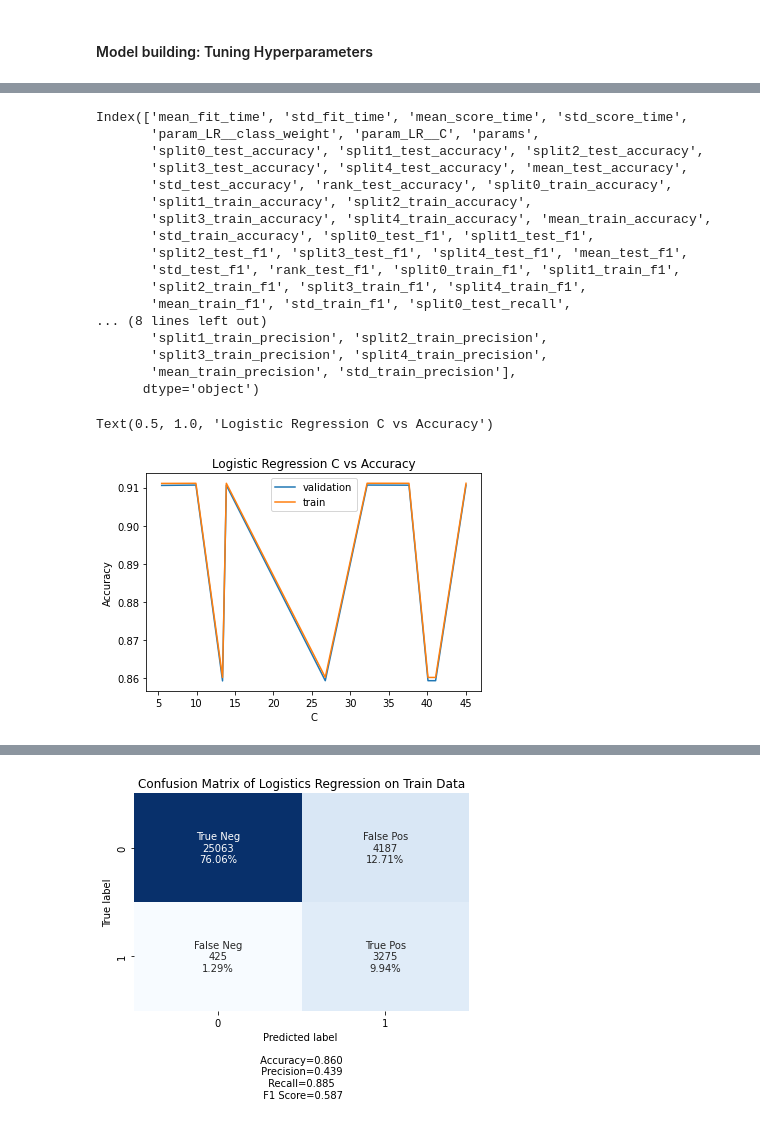
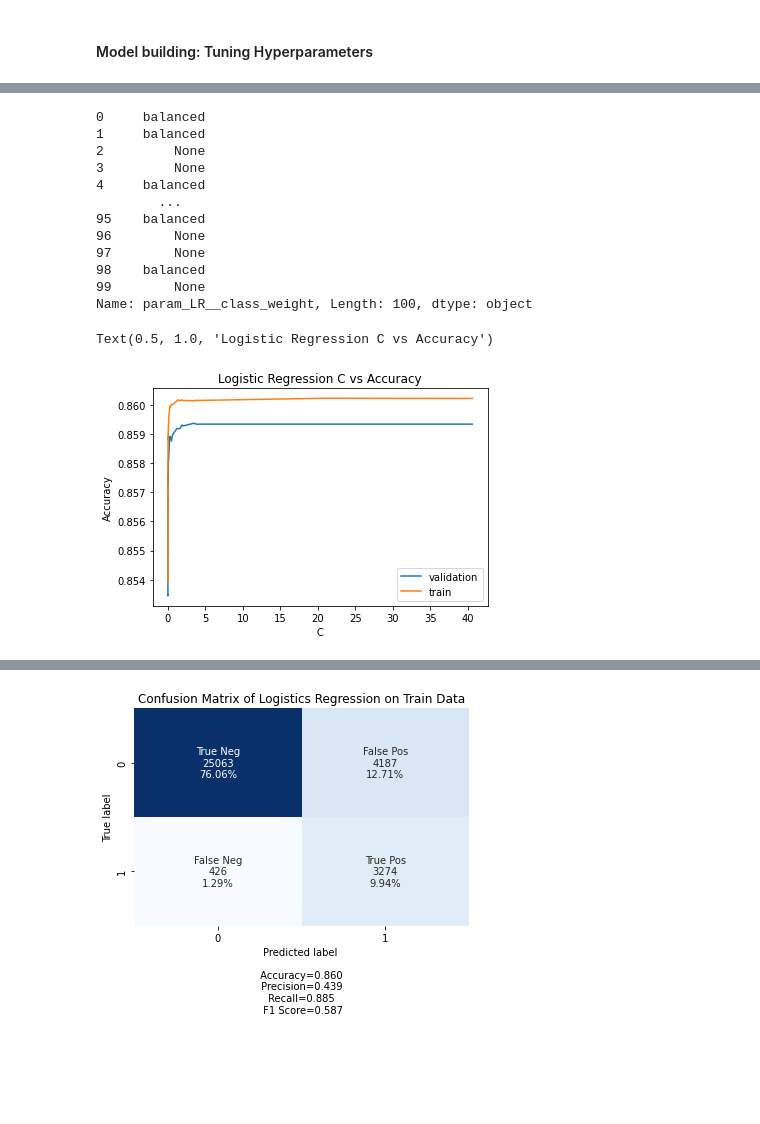
Before and after one commit to UBC-MDS/Bank_Marketing_Prediction, a Jupyter notebook: doc/Build_Models_Process.ipynb, the cells around one changed output, grey strips where cells are left out. Cells and saved outputs as stored; diff of their text form; code cells hidden in the pictures; blank space fills up the shorter version.

Commit message:
Update Parameter vs Accuracy graph

```diff
--- a/doc/Build_Models_Process.ipynb
+++ b/doc/Build_Models_Process.ipynb
@@ -303,7 +304,8 @@ plt.legend(loc="best");
 #### Model building: Tuning Hyperparameters
 # %%
 param_grid = {
-    'LR__C' : np.linspace(1,50,100),
+    #'LR__C' : np.linspace(1,50,100),
+    'LR__C' : loguniform(1e-3, 50),
     'LR__class_weight' : ["balanced", None],
 }
 
@@ -314,6 +316,7 @@ pipe_lr = Pipeline([
 
 random_search_LR = RandomizedSearchCV(estimator=pipe_lr,
                                        param_distributions=param_grid,
+                                       n_iter = 100,
                                        n_jobs = -1,
                                        random_state = 123,
                                        return_train_score = True,
@@ -358,33 +362,28 @@ best_LR_CV_results
 # %%
-pd.DataFrame(random_search_LR.cv_results_).columns
+pd.DataFrame(random_search_LR.cv_results_)['param_LR__class_weight']
 # %% [output]
-Index(['mean_fit_time', 'std_fit_time', 'mean_score_time', 'std_score_time',
-       'param_LR__class_weight', 'param_LR__C', 'params',
-       'split0_test_accuracy', 'split1_test_accuracy', 'split2_test_accuracy',
-       'split3_test_accuracy', 'split4_test_accuracy', 'mean_test_accuracy',
-       'std_test_accuracy', 'rank_test_accuracy', 'split0_train_accuracy',
-       'split1_train_accuracy', 'split2_train_accuracy',
-       'split3_train_accuracy', 'split4_train_accuracy', 'mean_train_accuracy',
-       'std_train_accuracy', 'split0_test_f1', 'split1_test_f1',
-       'split2_test_f1', 'split3_test_f1', 'split4_test_f1', 'mean_test_f1',
-       'std_test_f1', 'rank_test_f1', 'split0_train_f1', 'split1_train_f1',
-       'split2_train_f1', 'split3_train_f1', 'split4_train_f1',
-       'mean_train_f1', 'std_train_f1', 'split0_test_recall',
-... (8 lines left out)
-       'split1_train_precision', 'split2_train_precision',
-       'split3_train_precision', 'split4_train_precision',
-       'mean_train_precision', 'std_train_precision'],
-      dtype='object')
+0     balanced
+1     balanced
+2         None
+3         None
+4     balanced
+        ...
+95    balanced
+96        None
+97        None
+98    balanced
+99        None
+Name: param_LR__class_weight, Length: 100, dtype: object
 # %%
 # Save C vs Accuracy plot
-search_df = pd.DataFrame(random_search_LR.cv_results_).sort_values(by="param_LR__C", ascending=True)
+search_df = pd.DataFrame(random_search_LR.cv_results_).query("param_LR__class_weight=='balanced'").sort_values(by="param_LR__C", ascending=True)
 plt.plot(search_df["param_LR__C"], search_df["mean_test_accuracy"], label="validation")
 plt.plot(search_df["param_LR__C"], search_df["mean_train_accuracy"], label="train")
 plt.legend()
 plt.xlabel("C")
 plt.ylabel("Accuracy")
 plt.title('Logistic Regression C vs Accuracy')
 #plt.savefig(dest+'/Log_Reg_C_vs_Accuracy.png')
 # %% [output]
 Text(0.5, 1.0, 'Logistic Regression C vs Accuracy')
-[figure, old version]
+[figure, new version]
```
Also changed, not shown: parts of 9 cells of this notebook, 9 other files.
